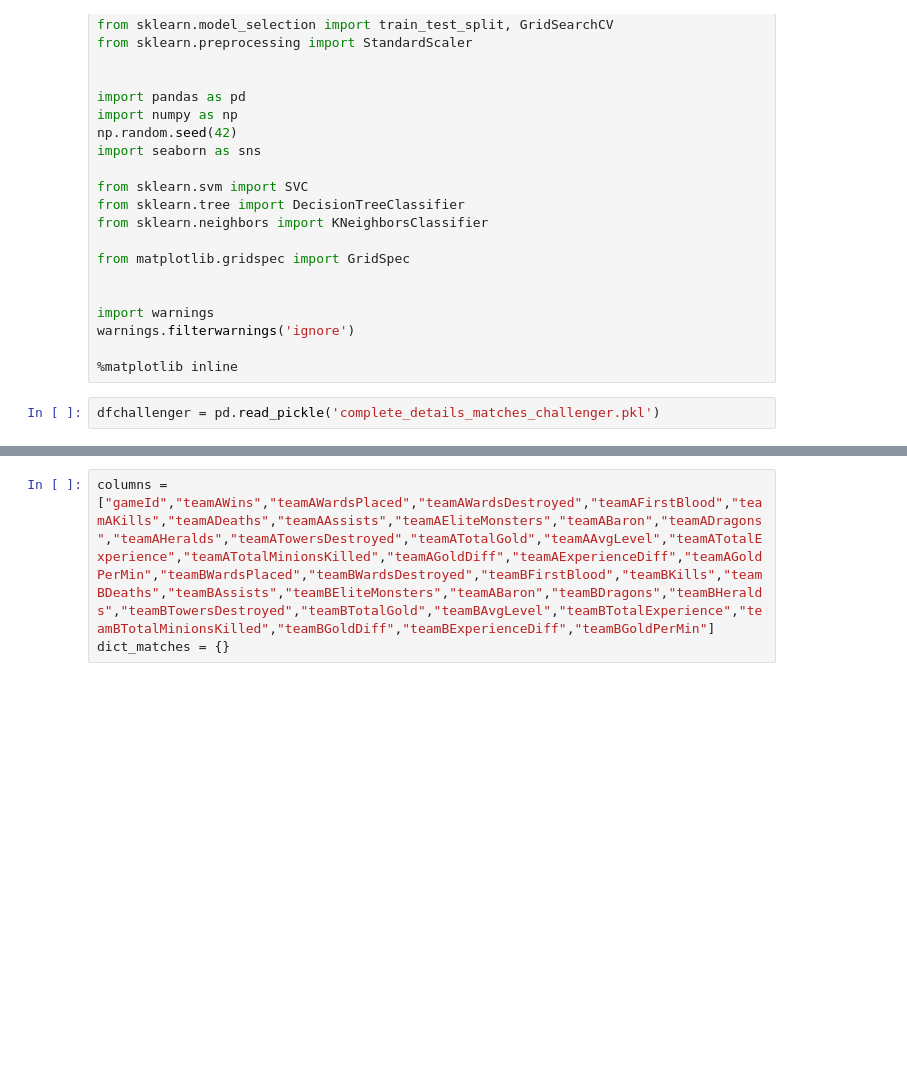
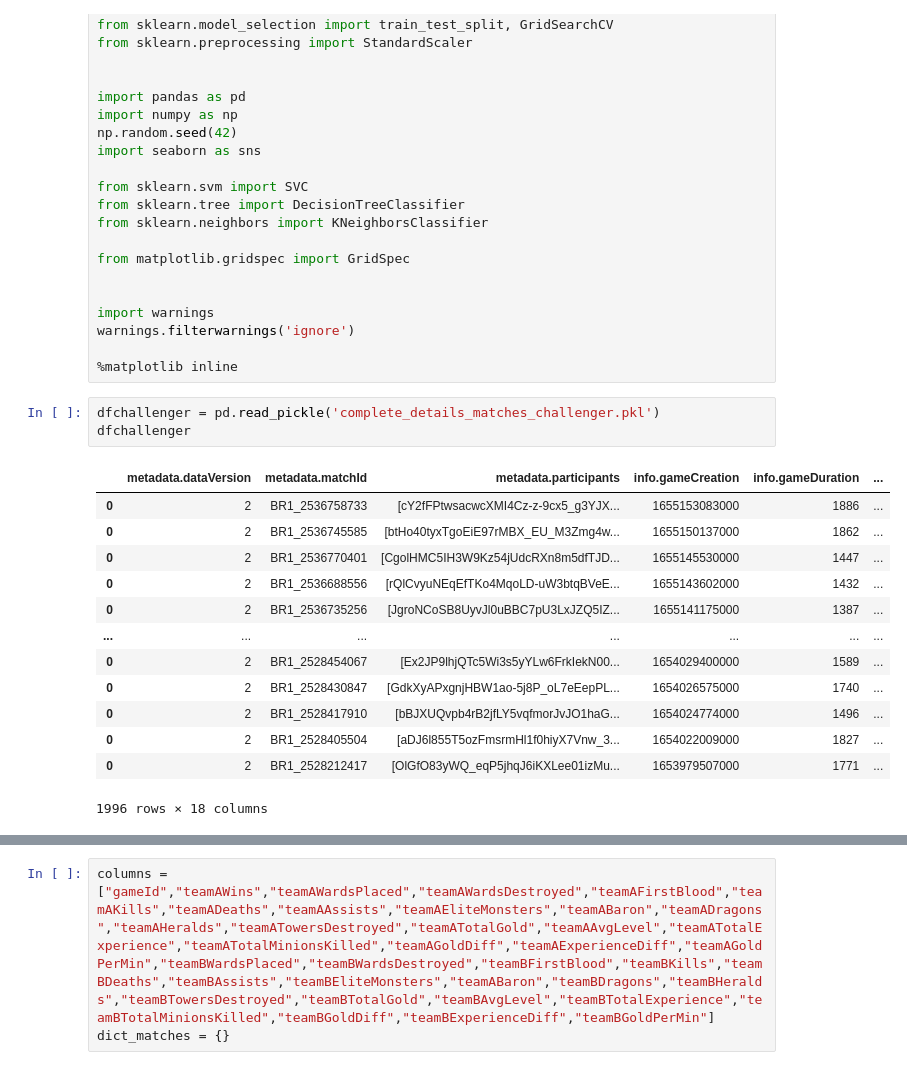
Before and after one commit to iagoesp/MATE33, a Jupyter notebook: trabalho_final.ipynb, the cells around one changed output, grey strips where cells are left out. Saved outputs shown, nothing was run; the diff lists cells and outputs as text; blank space fills up the shorter version.

```diff
--- a/trabalho_final.ipynb
+++ b/trabalho_final.ipynb
@@ -25,5 +25,20 @@ warnings.filterwarnings('ignore')
 %matplotlib inline
 # %%
 dfchallenger = pd.read_pickle('complete_details_matches_challenger.pkl')
+dfchallenger
+# %% [output]
+|  | metadata.dataVersion | metadata.matchId | metadata.participants | info.gameCreation | info.gameDuration | ... |
+| 0 | 2 | BR1_2536758733 | [cY2fFPtwsacwcXMI4Cz-z-9cx5_g3YJX... | 1655153083000 | 1886 | ... |
+| 0 | 2 | BR1_2536745585 | [btHo40tyxTgoEiE97rMBX_EU_M3Zmg4w... | 1655150137000 | 1862 | ... |
+| 0 | 2 | BR1_2536770401 | [CgolHMC5IH3W9Kz54jUdcRXn8m5dfTJD... | 1655145530000 | 1447 | ... |
+| 0 | 2 | BR1_2536688556 | [rQlCvyuNEqEfTKo4MqoLD-uW3btqBVeE... | 1655143602000 | 1432 | ... |
+| 0 | 2 | BR1_2536735256 | [JgroNCoSB8UyvJl0uBBC7pU3LxJZQ5IZ... | 1655141175000 | 1387 | ... |
+| ... | ... | ... | ... | ... | ... | ... |
+| 0 | 2 | BR1_2528454067 | [Ex2JP9lhjQTc5Wi3s5yYLw6FrkIekN00... | 1654029400000 | 1589 | ... |
+| 0 | 2 | BR1_2528430847 | [GdkXyAPxgnjHBW1ao-5j8P_oL7eEepPL... | 1654026575000 | 1740 | ... |
+| 0 | 2 | BR1_2528417910 | [bBJXUQvpb4rB2jfLY5vqfmorJvJO1haG... | 1654024774000 | 1496 | ... |
+| 0 | 2 | BR1_2528405504 | [aDJ6l855T5ozFmsrmHl1f0hiyX7Vnw_3... | 1654022009000 | 1827 | ... |
+| 0 | 2 | BR1_2528212417 | [OlGfO83yWQ_eqP5jhqJ6iKXLee01izMu... | 1653979507000 | 1771 | ... |
+1996 rows × 18 columns
 # %%
 dfgrandmaster = pd.read_pickle('complete_details_matches_grandmaster.pkl')
```
Also changed, not shown: parts of 22 cells of this notebook.
